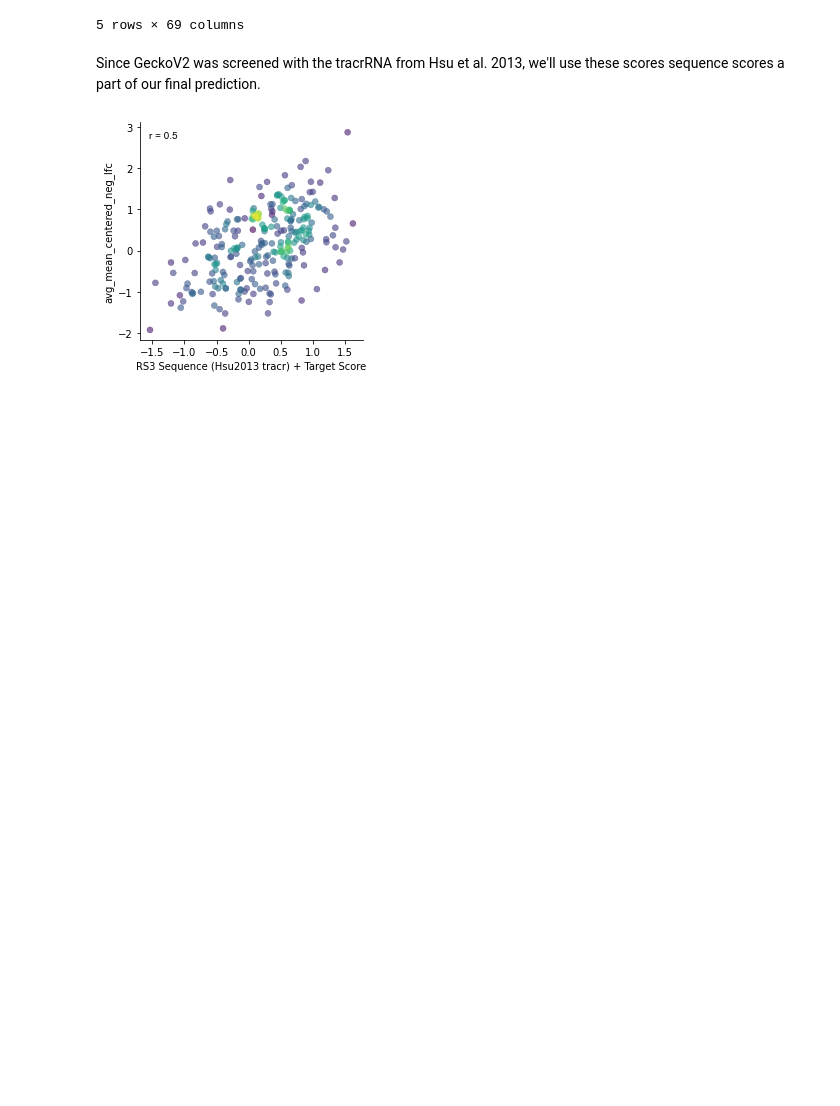
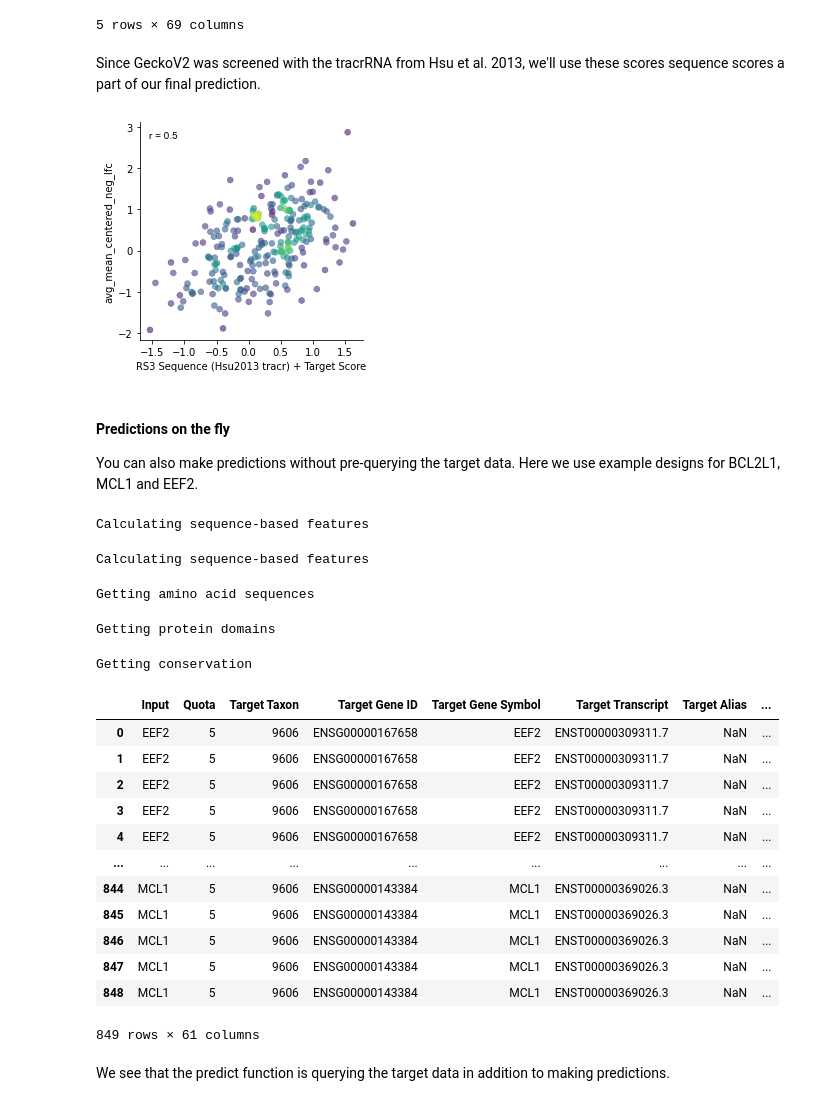
Before and after one commit to gpp-rnd/rs3, a Jupyter notebook: index.ipynb, the cells around one changed output. Saved outputs shown, nothing was run; the diff lists cells and outputs as text; code cells hidden in the pictures; blank space fills up the shorter version.

Commit message:
release 0.0.12: add predict on-the-fly example

```diff
--- a/index.ipynb
+++ b/index.ipynb
@@ -373,3 +379,38 @@ gpplot.add_correlation(gecko_activity_scores, y='avg_mean_centered_neg_lfc',
 sns.despine()
 # %% [output]
 [figure]
+# %% [markdown]
+#### Predictions on the fly
+
+You can also make predictions without pre-querying the target data. Here
+we use example designs for BCL2L1, MCL1 and EEF2.
+# %%
+design_df = pd.read_table('test_data/sgrna-designs_BCL2L1_MCL1_EEF2.txt')
+# %%
+scored_designs = predict(design_df,
+                         tracr=['Hsu2013', 'Chen2013'], target=True,
+                         n_jobs_min=2, n_jobs_max=8,
+                         lite=False)
+scored_designs
+# %% [output]
+Calculating sequence-based features
+Calculating sequence-based features
+Getting amino acid sequences
+Getting protein domains
+Getting conservation
+|  | Input | Quota | Target Taxon | Target Gene ID | Target Gene Symbol | Target Transcript | Target Alias | ... |
+| 0 | EEF2 | 5 | 9606 | ENSG00000167658 | EEF2 | ENST00000309311.7 | NaN | ... |
+| 1 | EEF2 | 5 | 9606 | ENSG00000167658 | EEF2 | ENST00000309311.7 | NaN | ... |
+| 2 | EEF2 | 5 | 9606 | ENSG00000167658 | EEF2 | ENST00000309311.7 | NaN | ... |
+| 3 | EEF2 | 5 | 9606 | ENSG00000167658 | EEF2 | ENST00000309311.7 | NaN | ... |
+| 4 | EEF2 | 5 | 9606 | ENSG00000167658 | EEF2 | ENST00000309311.7 | NaN | ... |
+| ... | ... | ... | ... | ... | ... | ... | ... | ... |
+| 844 | MCL1 | 5 | 9606 | ENSG00000143384 | MCL1 | ENST00000369026.3 | NaN | ... |
+| 845 | MCL1 | 5 | 9606 | ENSG00000143384 | MCL1 | ENST00000369026.3 | NaN | ... |
+| 846 | MCL1 | 5 | 9606 | ENSG00000143384 | MCL1 | ENST00000369026.3 | NaN | ... |
+| 847 | MCL1 | 5 | 9606 | ENSG00000143384 | MCL1 | ENST00000369026.3 | NaN | ... |
+| 848 | MCL1 | 5 | 9606 | ENSG00000143384 | MCL1 | ENST00000369026.3 | NaN | ... |
+849 rows × 61 columns
+# %% [markdown]
+We see that the predict function is querying the target data in addition
+to making predictions.
```
Also changed, not shown: parts of 4 cells of this notebook, 5 other files.
